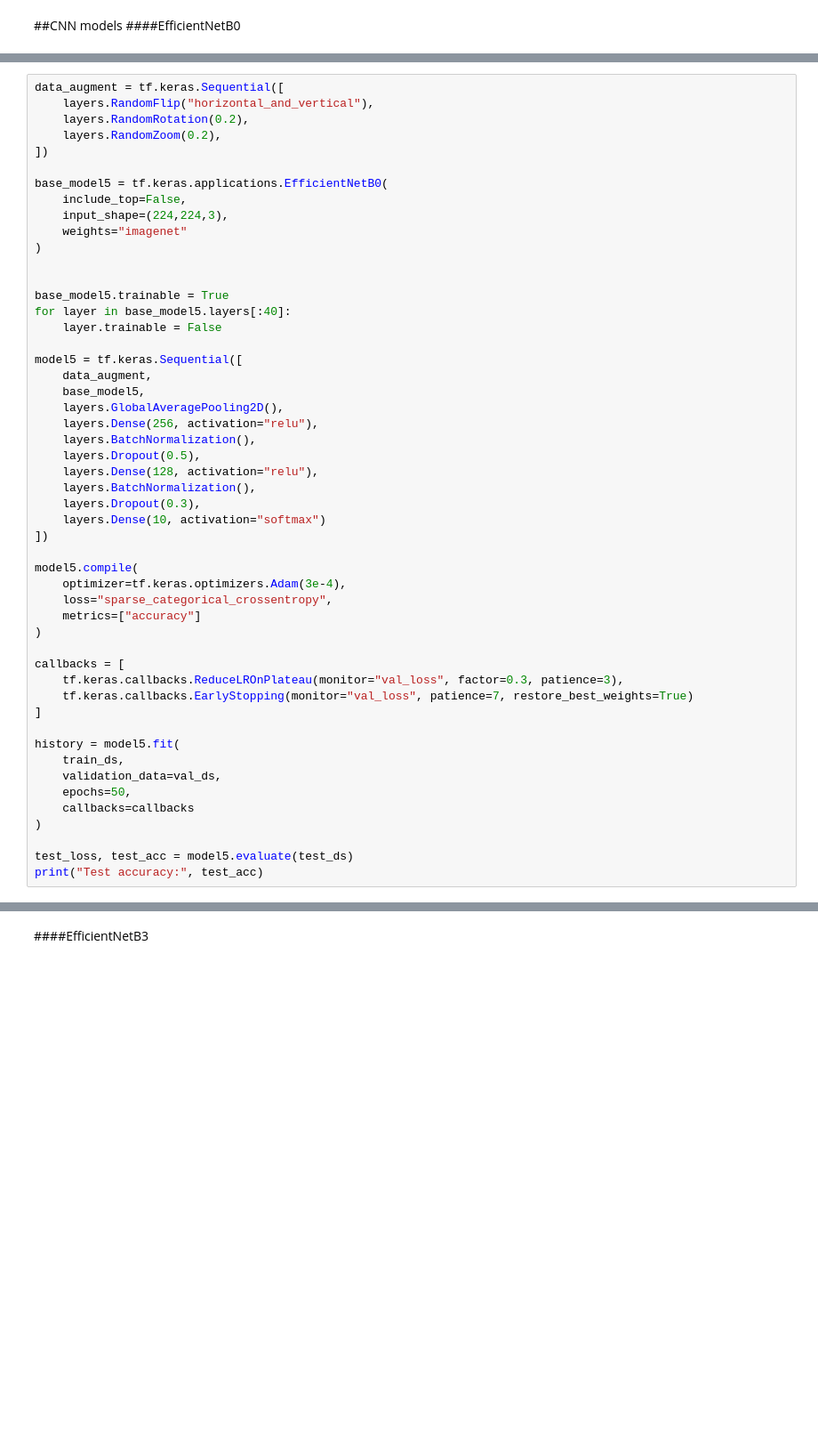
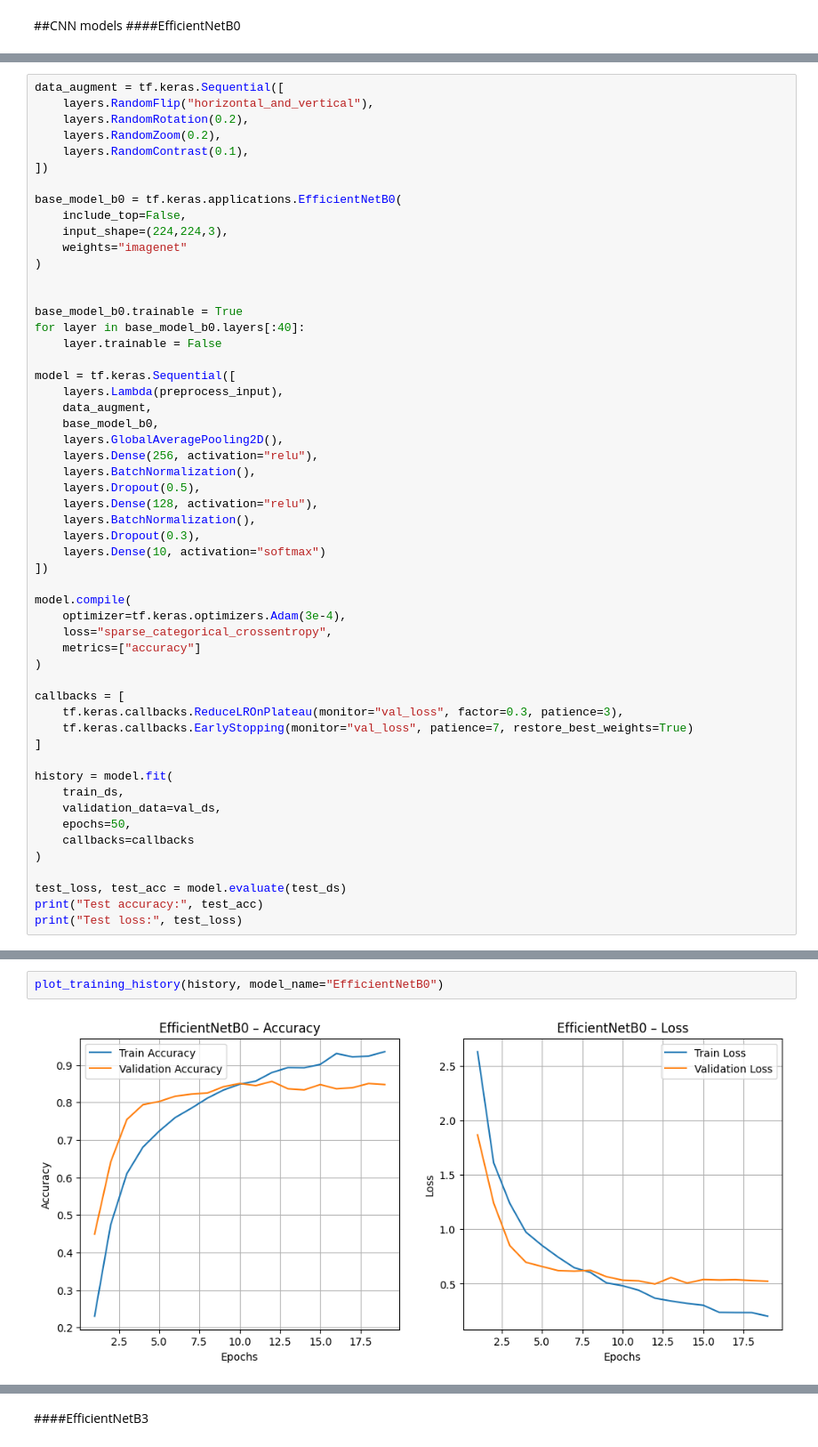
Before and after one commit to khrystynaPeniak/deep-learning-project-multiclass-classification, a Jupyter notebook: mashroom-vision-f.ipynb, the cells around one changed output, grey strips where cells are left out. Shown at 89% size. Cells and saved outputs as stored; diff of their text form; blank space fills up the shorter version.

```diff
--- a/mashroom-vision-f.ipynb
+++ b/mashroom-vision-f.ipynb
@@ -200,22 +259,24 @@ data_augment = tf.keras.Sequential([
     layers.RandomFlip("horizontal_and_vertical"),
     layers.RandomRotation(0.2),
     layers.RandomZoom(0.2),
+    layers.RandomContrast(0.1),
 ])
 
-base_model5 = tf.keras.applications.EfficientNetB0(
+base_model_b0 = tf.keras.applications.EfficientNetB0(
     include_top=False,
     input_shape=(224,224,3),
     weights="imagenet"
 )
 
 
-base_model5.trainable = True
-for layer in base_model5.layers[:40]:
+base_model_b0.trainable = True
+for layer in base_model_b0.layers[:40]:
     layer.trainable = False
 
-model5 = tf.keras.Sequential([
+model = tf.keras.Sequential([
+    layers.Lambda(preprocess_input),
     data_augment,
-    base_model5,
+    base_model_b0,
     layers.GlobalAveragePooling2D(),
     layers.Dense(256, activation="relu"),
     layers.BatchNormalization(),
@@ -226,7 +287,7 @@ model5 = tf.keras.Sequential([
     layers.Dense(10, activation="softmax")
 ])
 
-model5.compile(
+model.compile(
     optimizer=tf.keras.optimizers.Adam(3e-4),
     loss="sparse_categorical_crossentropy",
     metrics=["accuracy"]
@@ -237,13 +298,14 @@ callbacks = [
     tf.keras.callbacks.EarlyStopping(monitor="val_loss", patience=7, restore_best_weights=True)
 ]
 
-history = model5.fit(
+history = model.fit(
     train_ds,
     validation_data=val_ds,
     epochs=50,
     callbacks=callbacks
 )
 
-test_loss, test_acc = model5.evaluate(test_ds)
+test_loss, test_acc = model.evaluate(test_ds)
 print("Test accuracy:", test_acc)
+print("Test loss:", test_loss)
 # %% [output]
@@ -266,0 +329,4 @@ Test accuracy: 0.8655462265014648
+# %%
+plot_training_history(history, model_name="EfficientNetB0")
+# %% [output]
+[figure, added]
```
Also changed, not shown: parts of 6 cells of this notebook.
